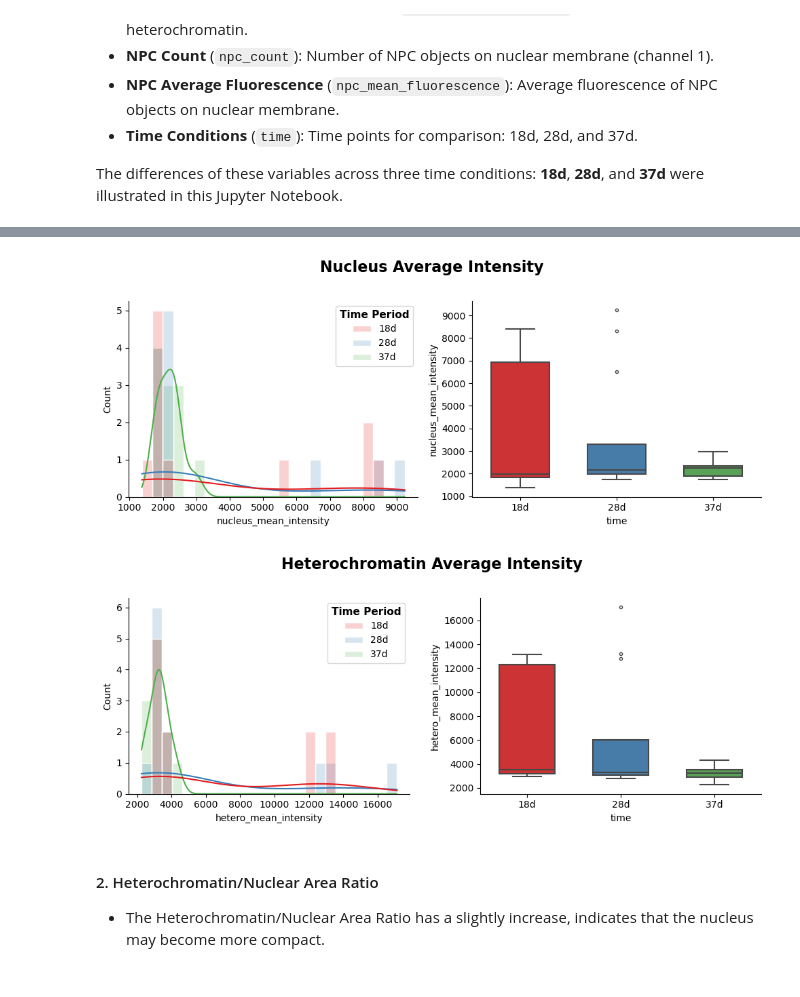
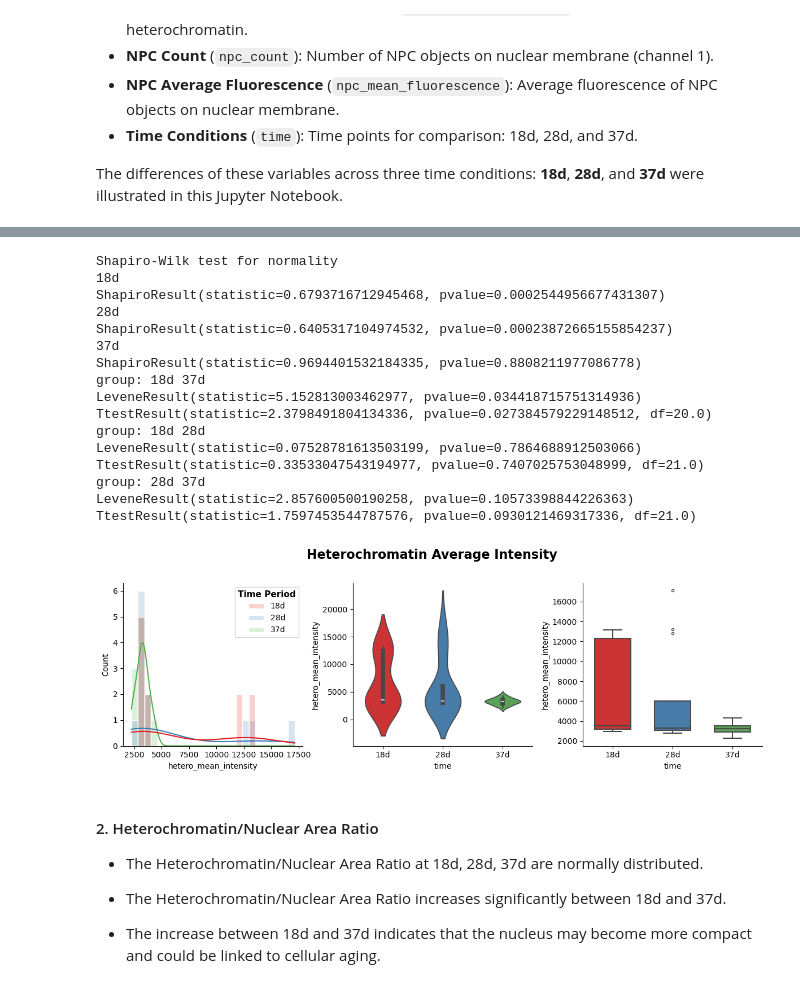
Before and after one commit to Huili61/image_analysis_traditional, a Jupyter notebook: src/analysis.ipynb, the cells around one changed output, grey strips where cells are left out. Drawn from its saved outputs; the diff is of its cells as text; code cells hidden in the pictures.

Commit message:
chore: image analysis

```diff
--- a/src/analysis.ipynb
+++ b/src/analysis.ipynb
@@ -78,7 +79,7 @@ def distribution_plot(df, variables, title):
     """
 
     # Create subplots: 1 row, 2 columns
-    fig, axes = plt.subplots(1, 2, figsize=(10, 4), dpi=100)
+    fig, axes = plt.subplots(1, 3, figsize=(12, 4), dpi=100)
 
     # color
     custom_palette = ['#e41a1c', '#377eb8', '#4daf4a']
@@ -104,17 +105,28 @@ def distribution_plot(df, variables, title):
     plt.setp(legend.get_title(), fontsize='11', fontweight='bold')
     plt.setp(legend.get_texts(), fontsize='10')
 
+    # Violin plot (middle)
+    sns.violinplot(
+        data=df,
+        x='time',
+        y=variables,
+        ax=axes[1],
+        width=0.6,
+        palette=custom_palette,
+    )
+
     # Box plot (right)
     sns.boxplot(
         data=df,
         x='time',
         y=variables,
-        ax=axes[1],
+        ax=axes[2],
         width=0.6,
-        fliersize=3,
+        fliersize=3, # outlier size
         linewidth=1.5,
         palette=custom_palette,
     )
+
     # super title
     fig.suptitle(title, fontsize=16, fontweight='bold', y=1.02)
     # remove axes spines
@@ -123,3 +135,27 @@ def distribution_plot(df, variables, title):
     plt.subplots_adjust(wspace=0.5)  # Space between the subplots
     plt.tight_layout()
     plt.show()
+
+def statistic_test(df, variables):
+    # data
+    groups = [group[variables].values for name, group in df.groupby('time')]
+    names = [name for name, group in df.groupby('time')]
+    # Shapiro-Wilk test for normality
+    # statistic close to 1, pvalue > 0.05 => approximately normally distributed.
+    print('Shapiro-Wilk test for normality')
+    for i in range(len(names)):
+        s = stats.shapiro(groups[i])
+        print(names[i])
+        print(s)
+    # statistic test
+    for i in range(len(names)):
+        for j in reversed(range(len(names))):
+            if j > i:
+                print('group:',names[i], names[j])
+                # homogeneity
+                # pvalue > 0.05 => the variances are homogeneous (not significantly different).
+                h_test = stats.levene(groups[i], groups[j])
+                print(h_test)
+                # Independent t-test
+                t_test = stats.ttest_ind(groups[i], groups[j])
+                print(t_test)
@@ -131,12 +172,34 @@ def distribution_plot(df, variables, title):
+# %%
+# hetero_mean_intensity distribution
+# statistic analysis
+statistic_test(df=df,variables='hetero_mean_intensity')
+# %% [output]
+Shapiro-Wilk test for normality
+18d
+ShapiroResult(statistic=0.6793716712945468, pvalue=0.0002544956677431307)
+28d
+ShapiroResult(statistic=0.6405317104974532, pvalue=0.00023872665155854237)
+37d
+ShapiroResult(statistic=0.9694401532184335, pvalue=0.8808211977086778)
+group: 18d 37d
+LeveneResult(statistic=5.152813003462977, pvalue=0.034418715751314936)
+TtestResult(statistic=2.3798491804134336, pvalue=0.027384579229148512, df=20.0)
+group: 18d 28d
+LeveneResult(statistic=0.07528781613503199, pvalue=0.7864688912503066)
+TtestResult(statistic=0.33533047543194977, pvalue=0.7407025753048999, df=21.0)
+group: 28d 37d
+LeveneResult(statistic=2.857600500190258, pvalue=0.10573398844226363)
+TtestResult(statistic=1.7597453544787576, pvalue=0.0930121469317336, df=21.0)
 # %%
-# nucleus_mean_intensity distribution
-distribution_plot(df=df,variables='nucleus_mean_intensity',title='Nucleus Average Intensity')
-# hetero_mean_intensity distribution
+# distribution
 distribution_plot(df=df,variables='hetero_mean_intensity',title='Heterochromatin Average Intensity')
 # %% [output]
-[figure, old version]
+[figure, new version]
-[figure, removed]
 # %% [markdown]
 #### 2. Heterochromatin/Nuclear Area Ratio
 
-- The Heterochromatin/Nuclear Area Ratio has a slightly increase, indicates that the nucleus may become more compact.
+- The Heterochromatin/Nuclear Area Ratio at 18d, 28d, 37d are normally distributed.
+
+- The Heterochromatin/Nuclear Area Ratio increases significantly between 18d and 37d.
+
+- The increase between 18d and 37d indicates that the nucleus may become more compact and could be linked to cellular aging.
```
Also changed, not shown: parts of 15 cells of this notebook, 2 other files.
